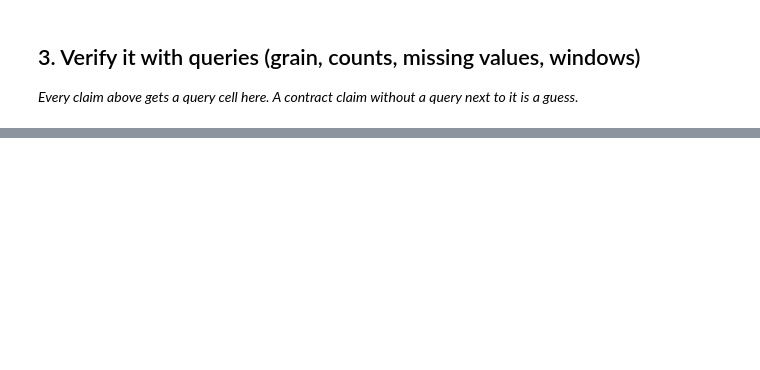
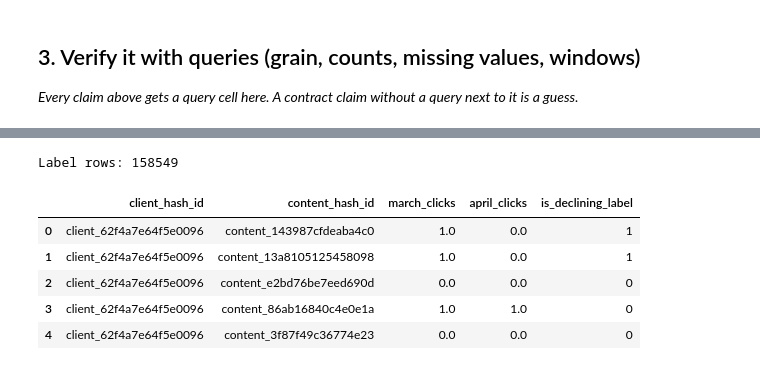
Before and after one commit to deetijasmitha/flyrank-ml-internship, a Jupyter notebook: work/notebooks/w03_data_contract.ipynb, the cells around one changed output, grey strips where cells are left out. Saved outputs shown, nothing was run; the diff lists cells and outputs as text; code cells hidden in the pictures; blank space fills up the shorter version.

```diff
--- a/work/notebooks/w03_data_contract.ipynb
+++ b/work/notebooks/w03_data_contract.ipynb
@@ -36,0 +451,57 @@ This skeleton is yours to fill. Work the sections **in order** — each one has
+# %%
+# Create the future decline proxy label
+# March 2026 = observed period
+# April 2026 = future outcome period
+
+label_query = """
+WITH march AS (
+    SELECT
+        client_hash_id,
+        content_hash_id,
+        SUM(gsc_clicks) AS march_clicks
+    FROM read_parquet(
+        'hf://datasets/FlyRank/internship-warehouse/fact_content_daily_performance/month=2026-03/*.parquet'
+    )
+    WHERE gsc_data_available IS TRUE
+    GROUP BY client_hash_id, content_hash_id
+),
+
+april AS (
+    SELECT
+        client_hash_id,
+        content_hash_id,
+        SUM(gsc_clicks) AS april_clicks
+    FROM read_parquet(
+        'hf://datasets/FlyRank/internship-warehouse/fact_content_daily_performance/month=2026-04/*.parquet'
+    )
+    WHERE gsc_data_available IS TRUE
+    GROUP BY client_hash_id, content_hash_id
+)
+
+SELECT
+    m.client_hash_id,
+    m.content_hash_id,
+    m.march_clicks,
+    a.april_clicks,
+    CASE
+        WHEN a.april_clicks < m.march_clicks THEN 1
+        ELSE 0
+    END AS is_declining_label
+FROM march m
+INNER JOIN april a
+    ON m.client_hash_id = a.client_hash_id
+    AND m.content_hash_id = a.content_hash_id
+"""
+
+label_df = con.sql(label_query).df()
+
+print("Label rows:", len(label_df))
+display(label_df.head())
+# %% [output]
+Label rows: 158549
+|  | client_hash_id | content_hash_id | march_clicks | april_clicks | is_declining_label |
+| 0 | client_62f4a7e64f5e0096 | content_143987cfdeaba4c0 | 1.0 | 0.0 | 1 |
+| 1 | client_62f4a7e64f5e0096 | content_13a8105125458098 | 1.0 | 0.0 | 1 |
+| 2 | client_62f4a7e64f5e0096 | content_e2bd76be7eed690d | 0.0 | 0.0 | 0 |
+| 3 | client_62f4a7e64f5e0096 | content_86ab16840c4e0e1a | 1.0 | 1.0 | 0 |
+| 4 | client_62f4a7e64f5e0096 | content_3f87f49c36774e23 | 0.0 | 0.0 | 0 |
```
Also changed, not shown: parts of 33 cells of this notebook.
